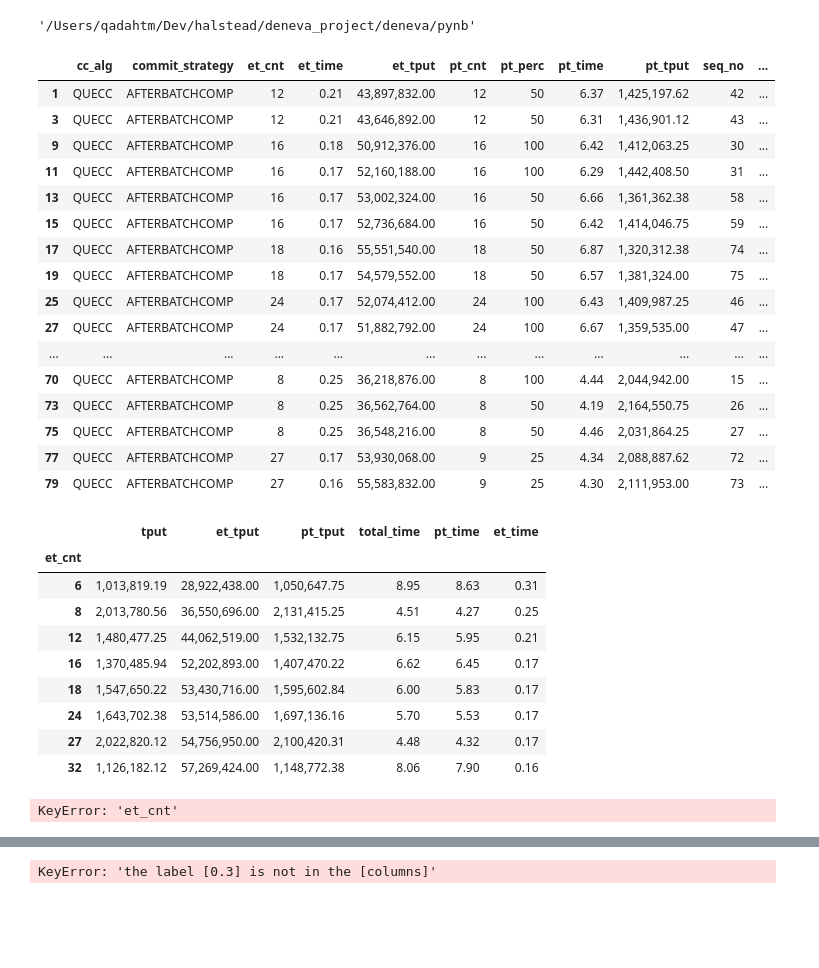
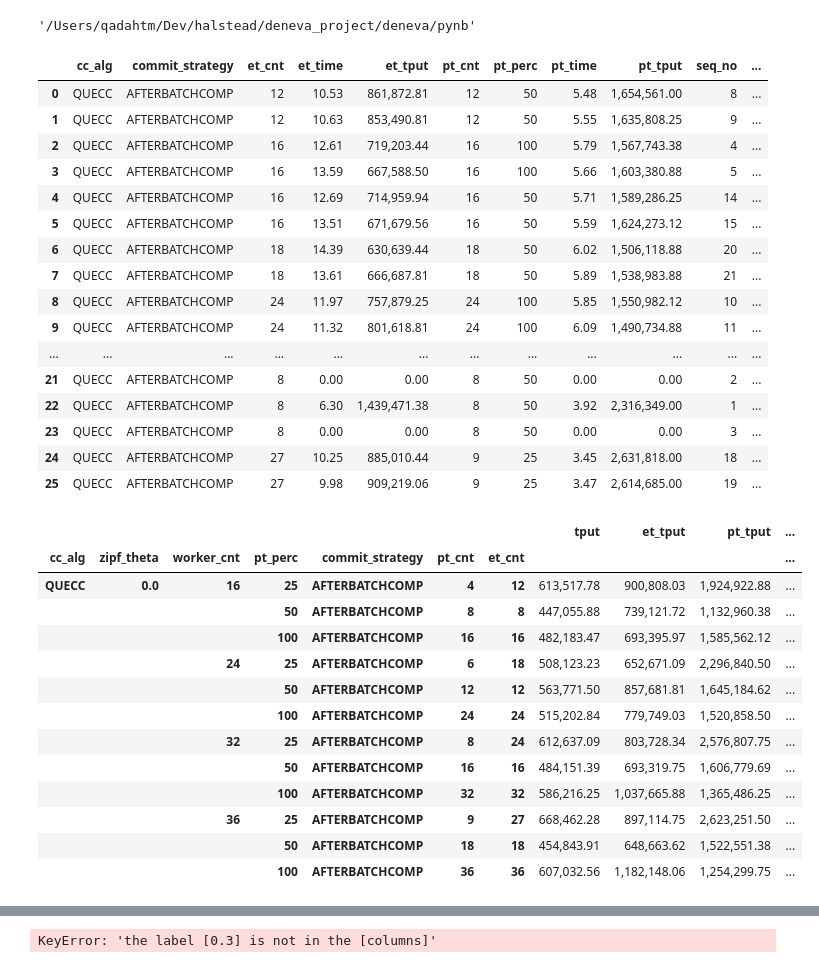
Before and after one commit to qadahtm/deneva, a Jupyter notebook: pynb/QueCC.ipynb, the cells around one changed output, grey strips where cells are left out. Saved outputs shown, nothing was run; the diff lists cells and outputs as text; code cells hidden in the pictures; blank space fills up the shorter version.

```diff
--- a/pynb/QueCC.ipynb
+++ b/pynb/QueCC.ipynb
@@ -288,6 +288,9 @@ directory = "/Users/qadahtm/Dev/halstead/deneva_project/deneva/exp_results/pt6-x
 directory = "/Users/qadahtm/Dev/halstead/deneva_project/deneva/exp_results/quecc_exp1"
 # directory = "/Users/qadahtm/Dev/halstead/deneva_project/deneva/exp_results/quecc_exp2"
 directory = "/Users/qadahtm/Dev/halstead/deneva_project/deneva/exp_results/quecc_no_storage_access3"
+# directory = "/Users/qadahtm/Dev/halstead/deneva_project/deneva/exp_results/quecc_no_storage"
+directory = "/Users/qadahtm/Dev/halstead/deneva_project/deneva/exp_results/quecc_test"
+
 
 
 
@@ -386,49 +389,50 @@ df = pd.DataFrame(data)
 # df = df[df.worker_cnt>24]
 # df = df[df.cc_alg == 'QUECC']
 # df = df[df.zipf_theta != '0.9']
-df = df[df.zipf_theta != '0.0']
+# df = df[df.zipf_theta != '0.0']
 # df = df[df.commit_strategy != 'IMMEDIATE']
-df = df[df.et_tput != 0]
-df = df[df.pt_perc != 75]
+# df = df[df.et_tput != 0]
+# df = df[df.pt_perc != 75]
+# df = df[df.pt_perc != 25]
 # df = df[df.worker_cnt !=8]
 df
 # %% [output]
 |  | cc_alg | commit_strategy | et_cnt | et_time | et_tput | pt_cnt | pt_perc | pt_time | pt_tput | seq_no | ... |
-| 1 | QUECC | AFTERBATCHCOMP | 12 | 0.21 | 43,897,832.00 | 12 | 50 | 6.37 | 1,425,197.62 | 42 | ... |
-| 3 | QUECC | AFTERBATCHCOMP | 12 | 0.21 | 43,646,892.00 | 12 | 50 | 6.31 | 1,436,901.12 | 43 | ... |
-| 9 | QUECC | AFTERBATCHCOMP | 16 | 0.18 | 50,912,376.00 | 16 | 100 | 6.42 | 1,412,063.25 | 30 | ... |
-| 11 | QUECC | AFTERBATCHCOMP | 16 | 0.17 | 52,160,188.00 | 16 | 100 | 6.29 | 1,442,408.50 | 31 | ... |
-| 13 | QUECC | AFTERBATCHCOMP | 16 | 0.17 | 53,002,324.00 | 16 | 50 | 6.66 | 1,361,362.38 | 58 | ... |
-| 15 | QUECC | AFTERBATCHCOMP | 16 | 0.17 | 52,736,684.00 | 16 | 50 | 6.42 | 1,414,046.75 | 59 | ... |
-| 17 | QUECC | AFTERBATCHCOMP | 18 | 0.16 | 55,551,540.00 | 18 | 50 | 6.87 | 1,320,312.38 | 74 | ... |
-| 19 | QUECC | AFTERBATCHCOMP | 18 | 0.17 | 54,579,552.00 | 18 | 50 | 6.57 | 1,381,324.00 | 75 | ... |
-| 25 | QUECC | AFTERBATCHCOMP | 24 | 0.17 | 52,074,412.00 | 24 | 100 | 6.43 | 1,409,987.25 | 46 | ... |
-| 27 | QUECC | AFTERBATCHCOMP | 24 | 0.17 | 51,882,792.00 | 24 | 100 | 6.67 | 1,359,535.00 | 47 | ... |
+| 0 | QUECC | AFTERBATCHCOMP | 12 | 10.53 | 861,872.81 | 12 | 50 | 5.48 | 1,654,561.00 | 8 | ... |
+| 1 | QUECC | AFTERBATCHCOMP | 12 | 10.63 | 853,490.81 | 12 | 50 | 5.55 | 1,635,808.25 | 9 | ... |
+| 2 | QUECC | AFTERBATCHCOMP | 16 | 12.61 | 719,203.44 | 16 | 100 | 5.79 | 1,567,743.38 | 4 | ... |
+| 3 | QUECC | AFTERBATCHCOMP | 16 | 13.59 | 667,588.50 | 16 | 100 | 5.66 | 1,603,380.88 | 5 | ... |
+| 4 | QUECC | AFTERBATCHCOMP | 16 | 12.69 | 714,959.94 | 16 | 50 | 5.71 | 1,589,286.25 | 14 | ... |
+| 5 | QUECC | AFTERBATCHCOMP | 16 | 13.51 | 671,679.56 | 16 | 50 | 5.59 | 1,624,273.12 | 15 | ... |
+| 6 | QUECC | AFTERBATCHCOMP | 18 | 14.39 | 630,639.44 | 18 | 50 | 6.02 | 1,506,118.88 | 20 | ... |
+| 7 | QUECC | AFTERBATCHCOMP | 18 | 13.61 | 666,687.81 | 18 | 50 | 5.89 | 1,538,983.88 | 21 | ... |
+| 8 | QUECC | AFTERBATCHCOMP | 24 | 11.97 | 757,879.25 | 24 | 100 | 5.85 | 1,550,982.12 | 10 | ... |
+| 9 | QUECC | AFTERBATCHCOMP | 24 | 11.32 | 801,618.81 | 24 | 100 | 6.09 | 1,490,734.88 | 11 | ... |
 | ... | ... | ... | ... | ... | ... | ... | ... | ... | ... | ... | ... |
-| 70 | QUECC | AFTERBATCHCOMP | 8 | 0.25 | 36,218,876.00 | 8 | 100 | 4.44 | 2,044,942.00 | 15 | ... |
-| 73 | QUECC | AFTERBATCHCOMP | 8 | 0.25 | 36,562,764.00 | 8 | 50 | 4.19 | 2,164,550.75 | 26 | ... |
-| 75 | QUECC | AFTERBATCHCOMP | 8 | 0.25 | 36,548,216.00 | 8 | 50 | 4.46 | 2,031,864.25 | 27 | ... |
-| 77 | QUECC | AFTERBATCHCOMP | 27 | 0.17 | 53,930,068.00 | 9 | 25 | 4.34 | 2,088,887.62 | 72 | ... |
-| 79 | QUECC | AFTERBATCHCOMP | 27 | 0.16 | 55,583,832.00 | 9 | 25 | 4.30 | 2,111,953.00 | 73 | ... |
+| 21 | QUECC | AFTERBATCHCOMP | 8 | 0.00 | 0.00 | 8 | 50 | 0.00 | 0.00 | 2 | ... |
+| 22 | QUECC | AFTERBATCHCOMP | 8 | 6.30 | 1,439,471.38 | 8 | 50 | 3.92 | 2,316,349.00 | 1 | ... |
+| 23 | QUECC | AFTERBATCHCOMP | 8 | 0.00 | 0.00 | 8 | 50 | 0.00 | 0.00 | 3 | ... |
+| 24 | QUECC | AFTERBATCHCOMP | 27 | 10.25 | 885,010.44 | 9 | 25 | 3.45 | 2,631,818.00 | 18 | ... |
+| 25 | QUECC | AFTERBATCHCOMP | 27 | 9.98 | 909,219.06 | 9 | 25 | 3.47 | 2,614,685.00 | 19 | ... |
 # %%
 # grouped = df.groupby(['cc_alg','zipf_theta', 'worker_cnt', 'pt_perc','commit_strategy', 'pt_cnt', 'et_cnt']).tput.agg(['count', 'min', 'max', 'mean'])
 pd.options.display.float_format = '{:,.2f}'.format
 agg_req = {'tput':'mean', 'et_tput':'mean', 'pt_tput':'mean', 'total_time':'mean', 'pt_time':'mean', 'et_time':'mean'}
-# grouped = df.groupby(['cc_alg','zipf_theta', 'worker_cnt', 'pt_perc','commit_strategy', 'pt_cnt', 'et_cnt']).agg(agg_req)
-grouped = df.groupby(['et_cnt']).agg(agg_req)
+grouped = df.groupby(['cc_alg','zipf_theta', 'worker_cnt', 'pt_perc','commit_strategy', 'pt_cnt', 'et_cnt']).agg(agg_req)
+# grouped = df.groupby(['et_cnt']).agg(agg_req)
 grouped
 # %% [output]
-|  | tput | et_tput | pt_tput | total_time | pt_time | et_time |
-| et_cnt |  |  |  |  |  |  |
-| 6 | 1,013,819.19 | 28,922,438.00 | 1,050,647.75 | 8.95 | 8.63 | 0.31 |
-| 8 | 2,013,780.56 | 36,550,696.00 | 2,131,415.25 | 4.51 | 4.27 | 0.25 |
-| 12 | 1,480,477.25 | 44,062,519.00 | 1,532,132.75 | 6.15 | 5.95 | 0.21 |
-| 16 | 1,370,485.94 | 52,202,893.00 | 1,407,470.22 | 6.62 | 6.45 | 0.17 |
-| 18 | 1,547,650.22 | 53,430,716.00 | 1,595,602.84 | 6.00 | 5.83 | 0.17 |
-| 24 | 1,643,702.38 | 53,514,586.00 | 1,697,136.16 | 5.70 | 5.53 | 0.17 |
-| 27 | 2,022,820.12 | 54,756,950.00 | 2,100,420.31 | 4.48 | 4.32 | 0.17 |
-| 32 | 1,126,182.12 | 57,269,424.00 | 1,148,772.38 | 8.06 | 7.90 | 0.16 |
+|  |  |  |  |  |  |  | tput | et_tput | pt_tput | ... |
+| cc_alg | zipf_theta | worker_cnt | pt_perc | commit_strategy | pt_cnt | et_cnt |  |  |  | ... |
+| QUECC | 0.0 | 16 | 25 | AFTERBATCHCOMP | 4 | 12 | 613,517.78 | 900,808.03 | 1,924,922.88 | ... |
+|  |  |  | 50 | AFTERBATCHCOMP | 8 | 8 | 447,055.88 | 739,121.72 | 1,132,960.38 | ... |
+|  |  |  | 100 | AFTERBATCHCOMP | 16 | 16 | 482,183.47 | 693,395.97 | 1,585,562.12 | ... |
+|  |  | 24 | 25 | AFTERBATCHCOMP | 6 | 18 | 508,123.23 | 652,671.09 | 2,296,840.50 | ... |
+|  |  |  | 50 | AFTERBATCHCOMP | 12 | 12 | 563,771.50 | 857,681.81 | 1,645,184.62 | ... |
+|  |  |  | 100 | AFTERBATCHCOMP | 24 | 24 | 515,202.84 | 779,749.03 | 1,520,858.50 | ... |
+|  |  | 32 | 25 | AFTERBATCHCOMP | 8 | 24 | 612,637.09 | 803,728.34 | 2,576,807.75 | ... |
+|  |  |  | 50 | AFTERBATCHCOMP | 16 | 16 | 484,151.39 | 693,319.75 | 1,606,779.69 | ... |
+|  |  |  | 100 | AFTERBATCHCOMP | 32 | 32 | 586,216.25 | 1,037,665.88 | 1,365,486.25 | ... |
+|  |  | 36 | 25 | AFTERBATCHCOMP | 9 | 27 | 668,462.28 | 897,114.75 | 2,623,251.50 | ... |
+|  |  |  | 50 | AFTERBATCHCOMP | 18 | 18 | 454,843.91 | 648,663.62 | 1,522,551.38 | ... |
+|  |  |  | 100 | AFTERBATCHCOMP | 36 | 36 | 607,032.56 | 1,182,148.06 | 1,254,299.75 | ... |
-# %%
-grouped.loc['QUECC', '0.0']['et_tput']
-# %% [output]
-KeyError: 'et_cnt'
```
Also changed, not shown: parts of 1 cell of this notebook, 6 other files.
